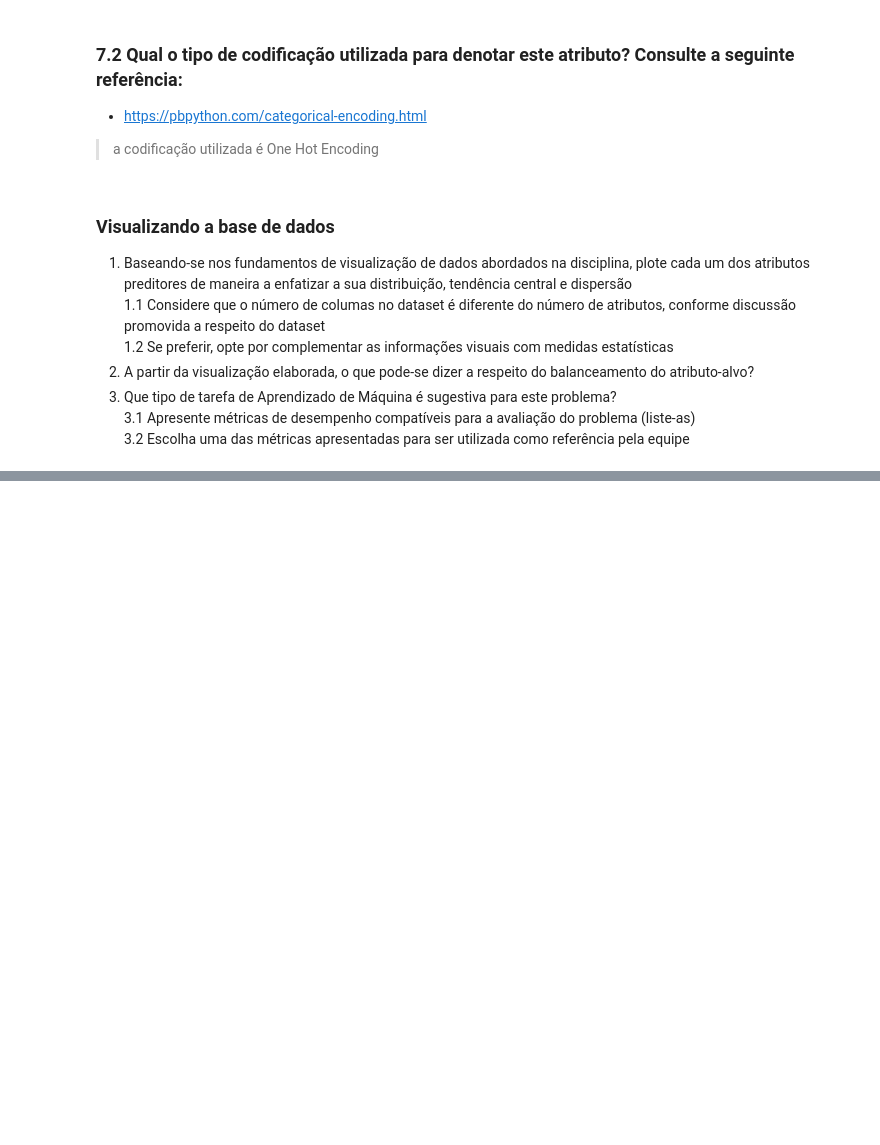
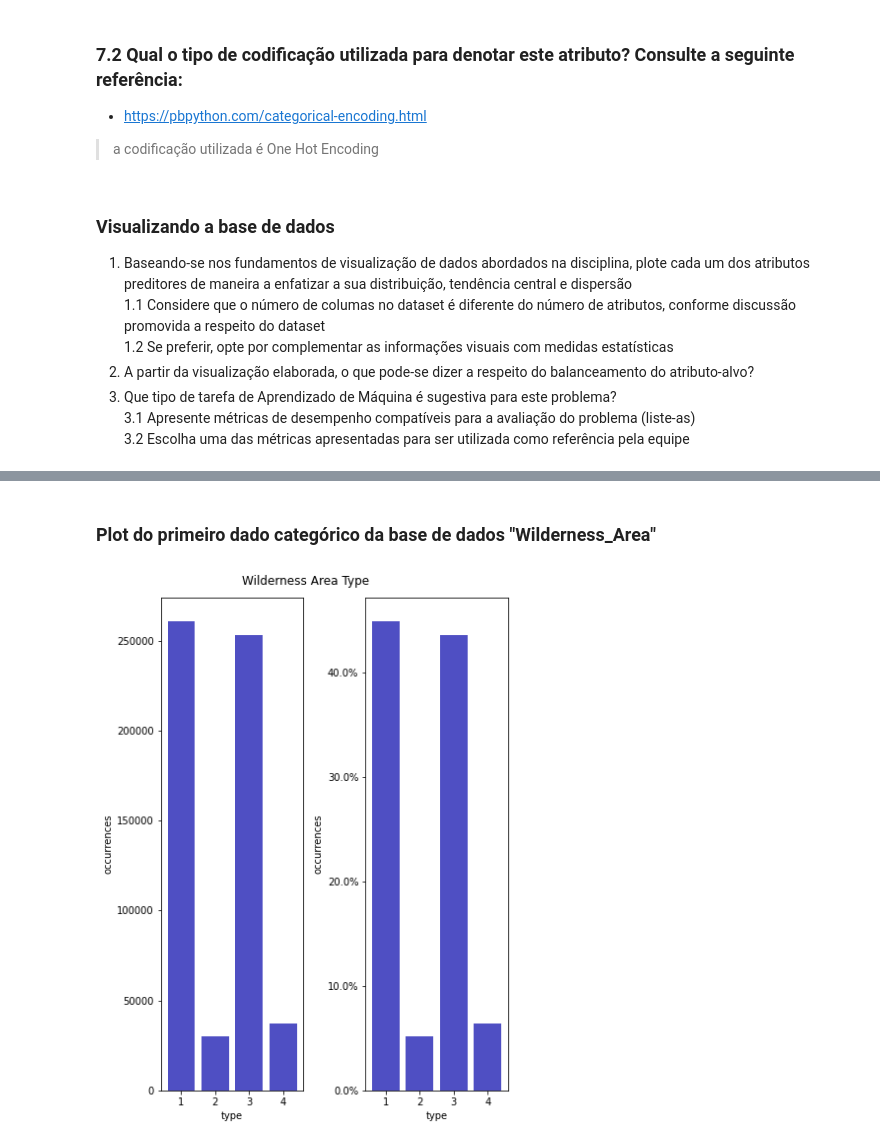
Before and after one commit to delrickOliveira/rna_2021_2.2, a Jupyter notebook: Versions/Delrick/PP2.2.1 - Conhecendo o Conjunto de Dados - Delrick.ipynb, the cells around one changed output, grey strips where cells are left out. Saved outputs shown, nothing was run; the diff lists cells and outputs as text; code cells hidden in the pictures; blank space fills up the shorter version.

```diff
--- a/Versions/Delrick/PP2.2.1 - Conhecendo o Conjunto de Dados - Delrick.ipynb
+++ b/Versions/Delrick/PP2.2.1 - Conhecendo o Conjunto de Dados - Delrick.ipynb
@@ -203,0 +279,27 @@ answer
+# %% [markdown]
+### Plot do primeiro dado categórico da base de dados "Wilderness_Area"
+# %%
+def plot_categorical_qtd_perc(df, x, y, title, height=6, width=8):
+    plt_fig, axs = plt.subplots(1, 2, tight_layout=True, figsize=(height, width))
+    plt.suptitle(title)
+    x_series = df["{}".format(x)]
+    y_series = df["{}".format(y)]
+    axs[0].bar(x_series, y_series, color='#0504aa', alpha=0.7)
+    axs[0].set_ylabel(y)
+    axs[0].set_xlabel(x)
+    normalized_series = y_series / y_series.sum()
+    axs[1].bar(x_series, normalized_series * 100, color='#0504aa', alpha=0.7)
+    axs[1].yaxis.set_major_formatter(mtick.PercentFormatter())
+    axs[1].set_ylabel(y)
+    axs[1].set_xlabel(x)
+    return plt_fig, axs
+
+bar_df = pd.DataFrame({
+    'type' : ["1", "2", "3", "4"],
+    'occurrences' : [data.Wilderness_Area1.sum(), data.Wilderness_Area2.sum(), data.Wilderness_Area3.sum(), data.Wilderness_Area4.sum()]
+})
+
+fig, axes = plot_categorical_qtd_perc(bar_df, "type", "occurrences", "Wilderness Area Type" )
+fig.show()
+# %% [output]
+[figure, added]
```
Also changed, not shown: parts of 12 cells of this notebook.
